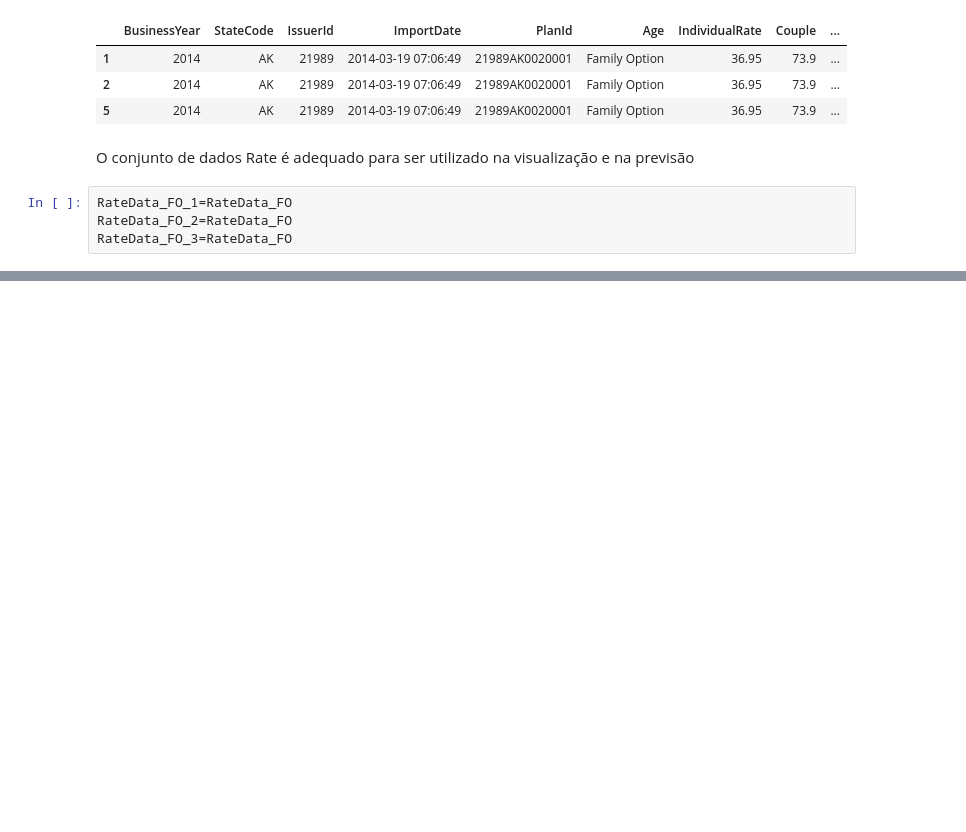
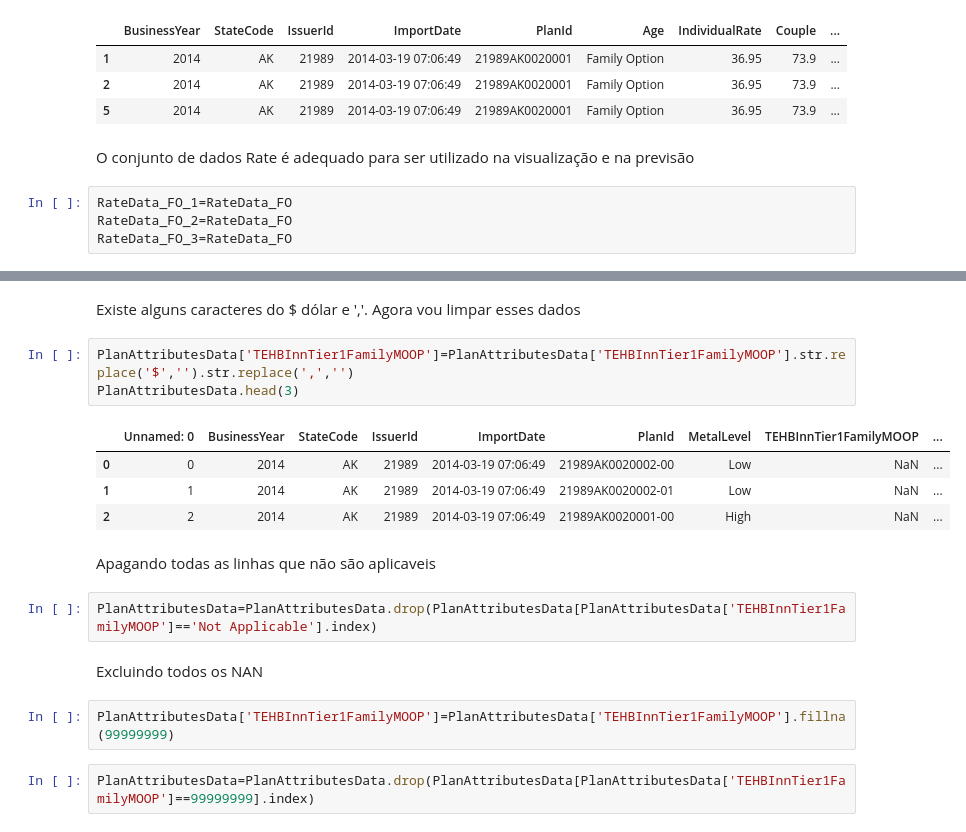
Before and after one commit to if1015-datascience-ufpe/2018-1-projeto-seguro_de_saude, a Jupyter notebook: Seguro_de_Saude.ipynb, the cells around one changed output, grey strips where cells are left out. Cells and saved outputs as stored; diff of their text form; blank space fills up the shorter version.

```diff
--- a/Seguro_de_Saude.ipynb
+++ b/Seguro_de_Saude.ipynb
@@ -134,0 +171,20 @@ RateData_FO_3=RateData_FO
+# %% [markdown]
+Existe alguns caracteres do $ dólar e ','. Agora vou limpar esses dados
+# %%
+PlanAttributesData['TEHBInnTier1FamilyMOOP']=PlanAttributesData['TEHBInnTier1FamilyMOOP'].str.replace('$','').str.replace(',','')
+PlanAttributesData.head(3)
+# %% [output]
+|  | Unnamed: 0 | BusinessYear | StateCode | IssuerId | ImportDate | PlanId | MetalLevel | TEHBInnTier1FamilyMOOP | ... |
+| 0 | 0 | 2014 | AK | 21989 | 2014-03-19 07:06:49 | 21989AK0020002-00 | Low | NaN | ... |
+| 1 | 1 | 2014 | AK | 21989 | 2014-03-19 07:06:49 | 21989AK0020002-01 | Low | NaN | ... |
+| 2 | 2 | 2014 | AK | 21989 | 2014-03-19 07:06:49 | 21989AK0020001-00 | High | NaN | ... |
+# %% [markdown]
+Apagando todas as linhas que não são aplicaveis
+# %%
+PlanAttributesData=PlanAttributesData.drop(PlanAttributesData[PlanAttributesData['TEHBInnTier1FamilyMOOP']=='Not Applicable'].index)
+# %% [markdown]
+Excluindo todos os NAN
+# %%
+PlanAttributesData['TEHBInnTier1FamilyMOOP']=PlanAttributesData['TEHBInnTier1FamilyMOOP'].fillna(99999999)
+# %%
+PlanAttributesData=PlanAttributesData.drop(PlanAttributesData[PlanAttributesData['TEHBInnTier1FamilyMOOP']==99999999].index)
```
Also changed, not shown: parts of 15 cells of this notebook.
